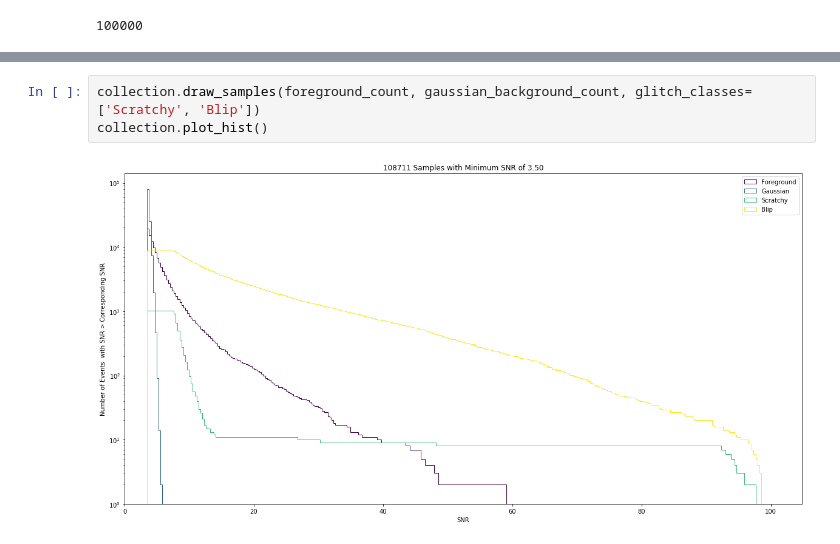
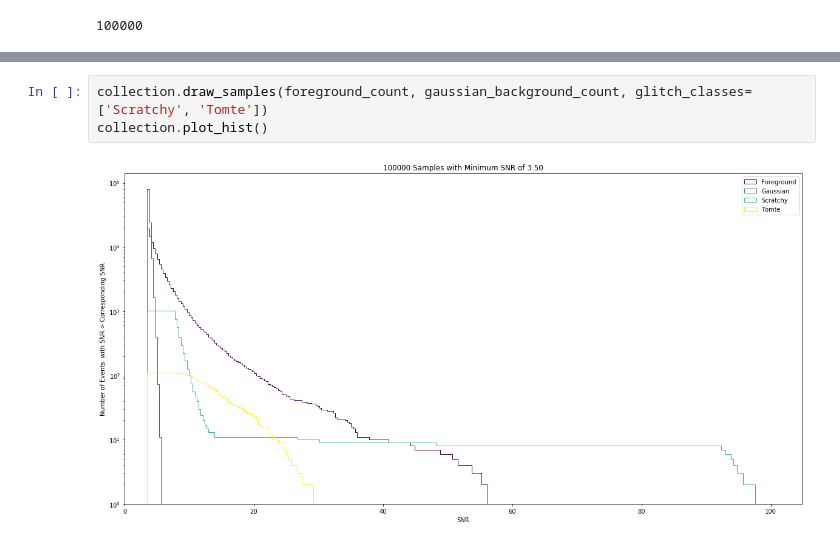
Before and after one commit to eachase/gw_rates, a Jupyter notebook: FGMC_testing.ipynb, the cells around one changed output, grey strips where cells are left out. Drawn from its saved outputs; the diff is of its cells as text.

```diff
--- a/FGMC_testing.ipynb
+++ b/FGMC_testing.ipynb
@@ -252,5 +254,5 @@ collection.plot_hist()
 # %%
-collection.draw_samples(foreground_count, gaussian_background_count, glitch_classes=['Scratchy', 'Blip'])
+collection.draw_samples(foreground_count, gaussian_background_count, glitch_classes=['Scratchy', 'Tomte'])
 collection.plot_hist()
 # %% [output]
-[figure, old version]
+[figure, new version]
```
Also changed, not shown: parts of 8 cells of this notebook, 1 other file.
